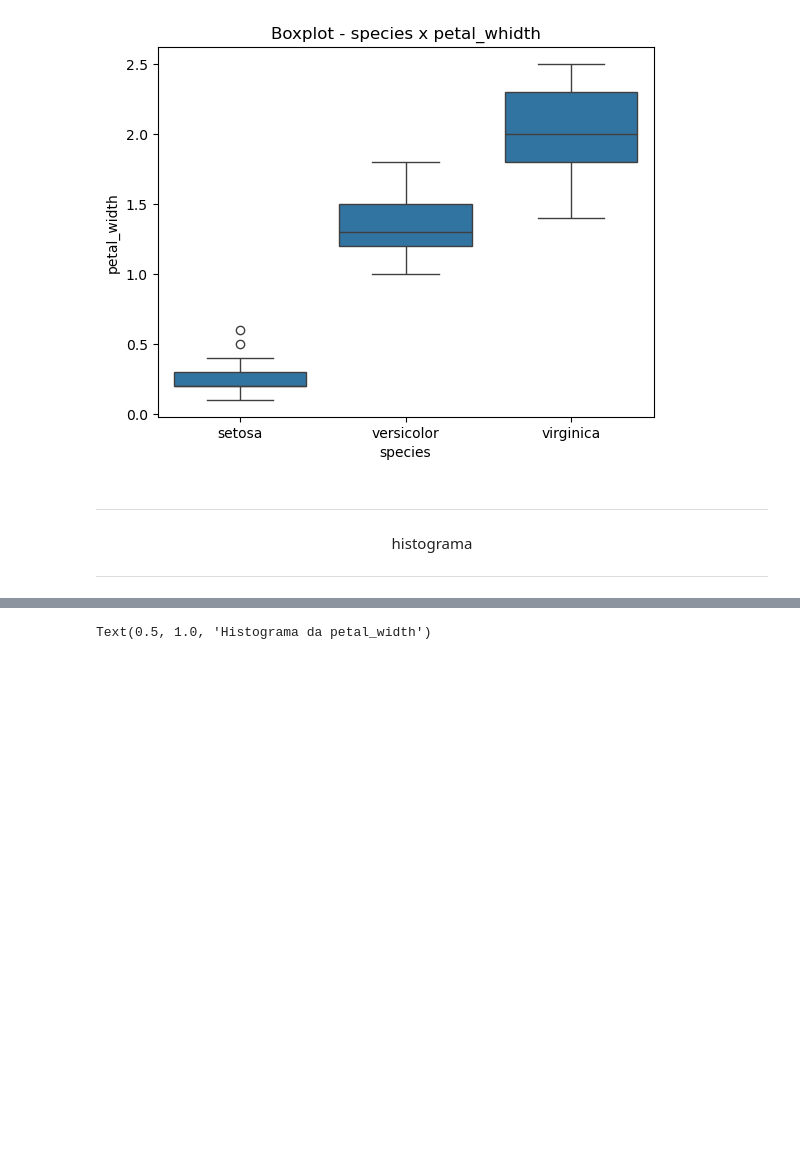
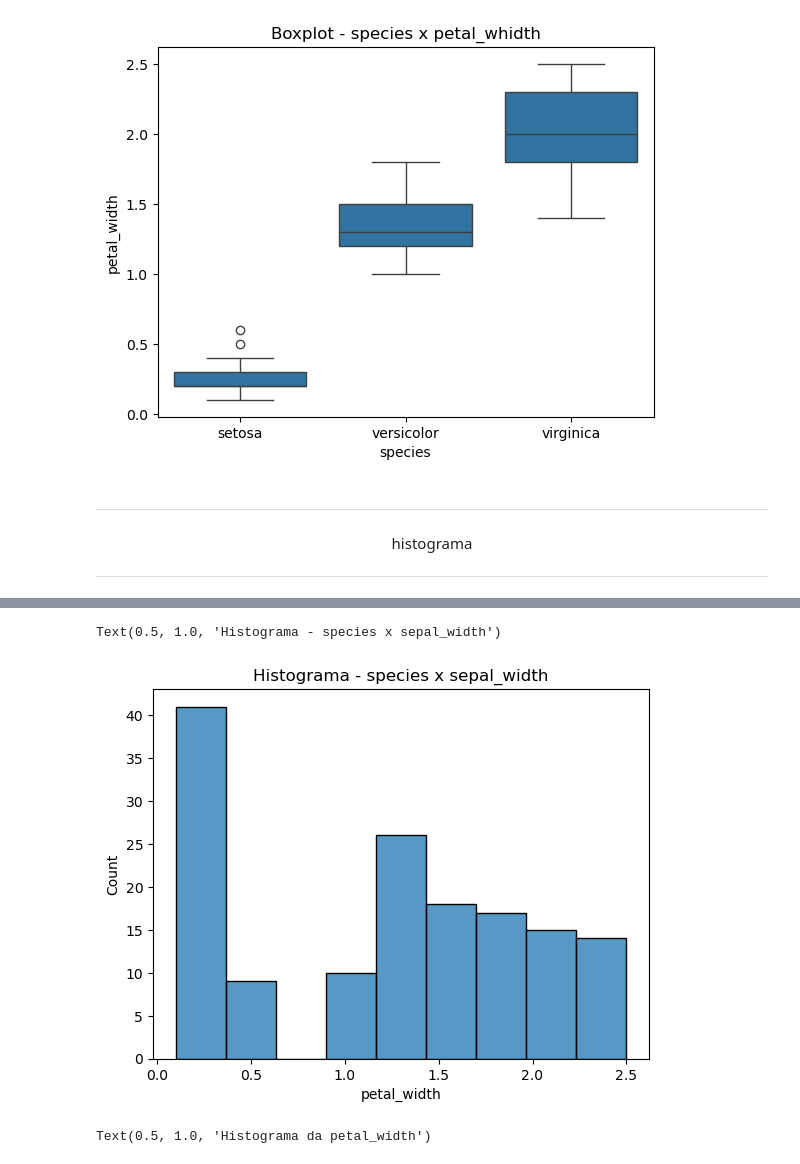
Before and after one commit to thiago-laza/dados-treina, a Jupyter notebook: estudo/estudo01_iris_dataset.ipynb, the cells around one changed output, grey strips where cells are left out. Cells and saved outputs as stored; diff of their text form; code cells hidden in the pictures; blank space fills up the shorter version.

```diff
--- a/estudo/estudo01_iris_dataset.ipynb
+++ b/estudo/estudo01_iris_dataset.ipynb
@@ -341,3 +359,9 @@ Text(0.5, 1.0, 'Boxplot - species x petal_whidth')
+# %%
+sns.histplot(data=iris, x="petal_width")
+plt.title('Histograma - species x sepal_width')
+# %% [output]
+Text(0.5, 1.0, 'Histograma - species x sepal_width')
+[figure, added]
 # %%
 fig, axs = plt.subplots(2,2,figsize=(12,8))
 axs[0,0].hist(iris['sepal_length'],bins=20)
```
Also changed, not shown: parts of 11 cells of this notebook.
